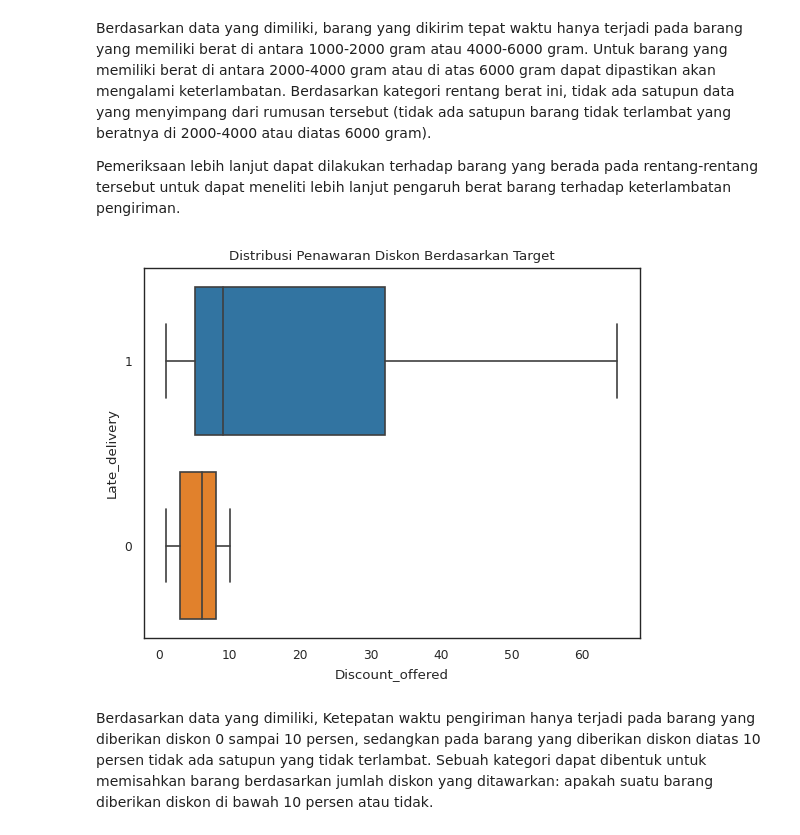
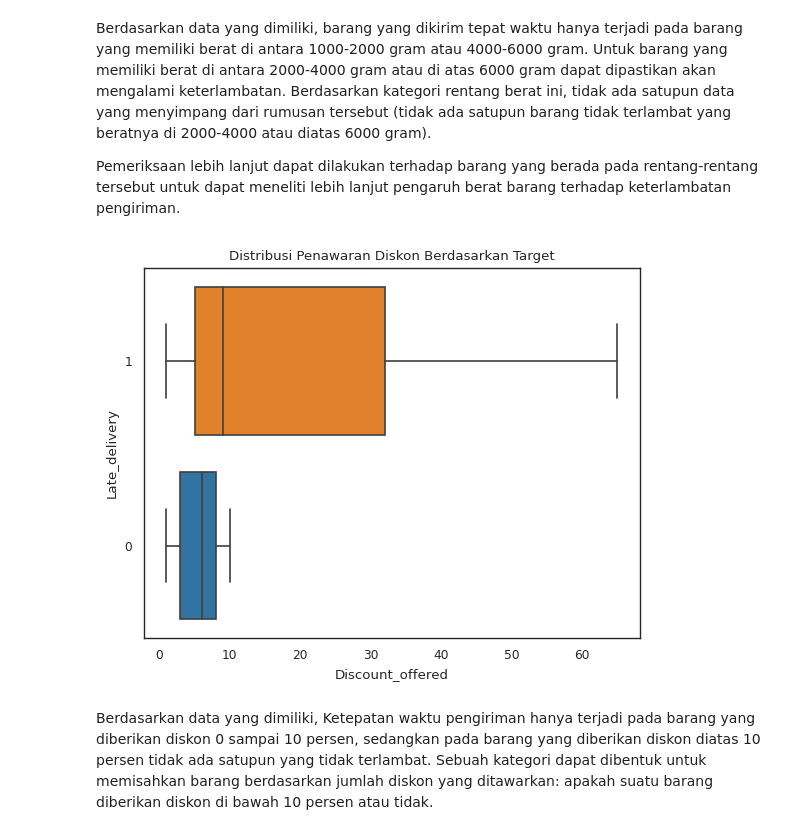
Before and after one commit to uniainiyah/ecommerce-ds, a Jupyter notebook: Final_Project_DS_Rakamin_Batch_31_Kelompok_4_(Cobra).ipynb, the cells around one changed output. Saved outputs shown, nothing was run; the diff lists cells and outputs as text; code cells hidden in the pictures.

```diff
--- a/Final_Project_DS_Rakamin_Batch_31_Kelompok_4_(Cobra).ipynb
+++ b/Final_Project_DS_Rakamin_Batch_31_Kelompok_4_(Cobra).ipynb
@@ -327,12 +325,12 @@ Berdasarkan data yang dimiliki, barang yang dikirim tepat waktu hanya terjadi pa
 
 Pemeriksaan lebih lanjut dapat dilakukan terhadap barang yang berada pada rentang-rentang tersebut untuk dapat meneliti lebih lanjut pengaruh berat barang terhadap keterlambatan pengiriman.
 # %%
-sns.boxplot(data=df.astype({'Late_delivery':'string'}), x="Discount_offered", y='Late_delivery')
+sns.boxplot(data=df.astype({'Late_delivery':'string'}), x="Discount_offered", y='Late_delivery', palette=['tab:orange', 'tab:blue'])
 
 plt.title('Distribusi Penawaran Diskon Berdasarkan Target')
 plt.show()
 # %% [output]
-[figure, old version]
+[figure, new version]
 # %% [markdown]
 Berdasarkan data yang dimiliki, Ketepatan waktu pengiriman hanya terjadi pada barang yang diberikan diskon 0 sampai 10 persen, sedangkan pada barang yang diberikan diskon diatas 10 persen tidak ada satupun yang tidak terlambat. Sebuah kategori dapat dibentuk untuk memisahkan barang berdasarkan jumlah diskon yang ditawarkan: apakah suatu barang diberikan diskon di bawah 10 persen atau tidak.
 # %%
```
Also changed, not shown: parts of 32 cells of this notebook.
